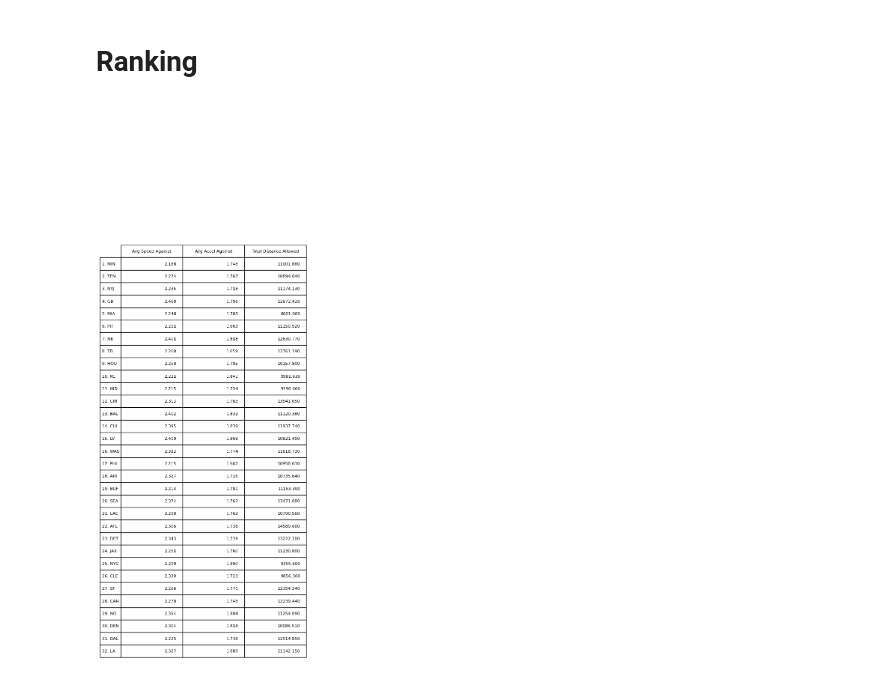
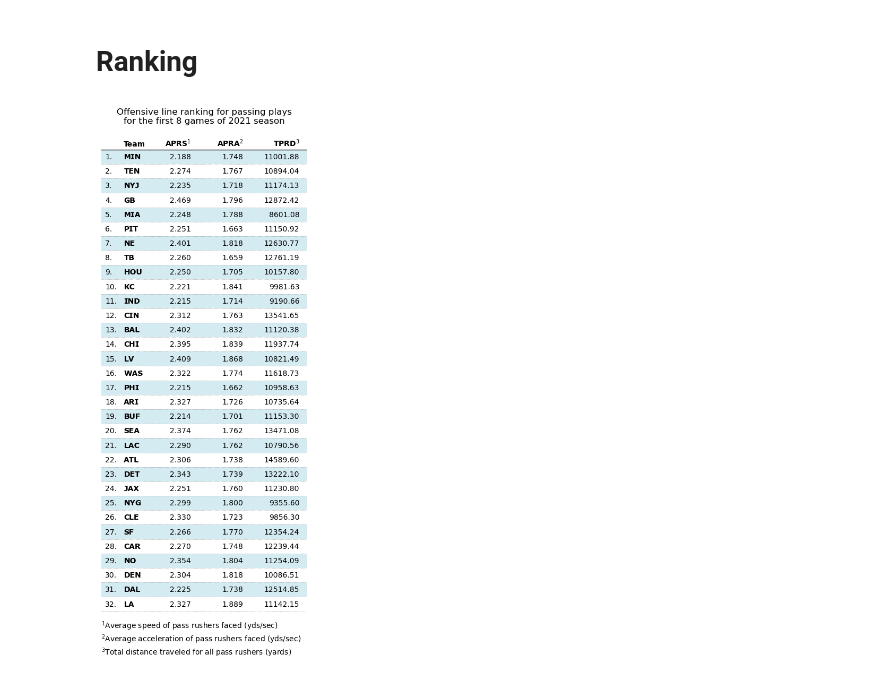
Before and after one commit to MattLowrieDS/big-data-bowl-2023, a Jupyter notebook: Deriving Offensive Line Effectiveness from Tracking Data.ipynb, the cells around one changed output. Saved outputs shown, nothing was run; the diff lists cells and outputs as text; code cells hidden in the pictures.

Commit message:
Beautify the table chart

```diff
--- a/Deriving Offensive Line Effectiveness from Tracking Data.ipynb
+++ b/Deriving Offensive Line Effectiveness from Tracking Data.ipynb
@@ -179,29 +180,39 @@ ranking = rrankdata(top_sort)
 order_table = {}
 for i, r in enumerate(ranking):
     order_table[team_lookup[int(r)-1]] = stat_rank[i]
-# %%
-row_labels = []
-rank = 1
-for t in order_table.keys():
-    row_labels.append(f'{rank}. {t}')
-    rank += 1
-
-row_cells = []
-for v in order_table.values():
-    cells = []
-    for x in v:
-        cells.append('{:.3f}'.format(x))
-    row_cells.append(cells)
-
-tbl = plt.table(np.array(row_cells),
-                rowLabels=row_labels,
-                colLabels=['Avg Speed Against', 'Avg Accel Against', 'Total Distance Allowed']
-               )
-tbl.scale(1, 2)
-ax = plt.gca()
-ax.get_xaxis().set_visible(False)
-ax.get_yaxis().set_visible(False)
-plt.box(on=None)
-plt.show()
-# %% [output]
-[figure, removed]
+# %%
+# Create a table of the results
+fig, ax = plt.subplots(figsize=(5, 12))
+rows = 32
+cols = 5
+ax.set_ylim(-1, rows+1)
+ax.set_xlim(0, cols+0.5)
+
+for i, (t, v) in enumerate(order_table.items()):
+    ax.text(x=0.1, y=rows-1-i, s=f'{i+1}.', va='center', ha='left')
+    ax.text(x=0.6, y=rows-1-i, s=t, va='center', ha='left', fontfamily='Verdana', fontweight='bold')
+    ax.text(x=2.4, y=rows-1-i, s='{:.3f}'.format(v[0]), va='center', ha='right')
+    ax.text(x=3.8, y=rows-1-i, s='{:.3f}'.format(v[1]), va='center', ha='right')
+    ax.text(x=5.3, y=rows-1-i, s='{:.2f}'.format(v[2]), va='center', ha='right')
+
+# Column headers
+ax.text(x=0.6, y=31.75, s='Team', weight='bold', ha='left')
+ax.text(x=2.4, y=31.75, s='APRS$^1$', weight='bold', ha='right')
+ax.text(x=3.8, y=31.75, s='APRA$^2$', weight='bold', ha='right')
+ax.text(x=5.3, y=31.75, s='TPRD$^3$', weight='bold', ha='right')
+ax.text(x=0, y=-3.5, s=('$^1$Average speed of pass rushers faced (yds/sec)\n'
+                        '$^2$Average acceleration of pass rushers faced (yds/sec)\n'
+                        '$^3$Total distance traveled for all pass rushers (yards)'))
+
+for y in range(0, rows, 2):
+    row_bg = patches.Rectangle((0, 0.5+y), 6.0, 1.0, ec='none', fc='lightblue', alpha=0.5)
+    ax.add_patch(row_bg)
+
+for r in range(rows):
+    ax.plot([0, cols+1], [r-0.5, r-0.5], ls=':', lw='0.5', c='grey')
+ax.plot([0, cols+1], [31.5, 31.5], lw='1', c='black')
+ax.axis('off')
+plt.title('Offensive line ranking for passing plays\nfor the first 8 games of 2021 season')
+plt.show()
+# %% [output]
+[figure, added]
```
Also changed, not shown: parts of 1 cell of this notebook.
